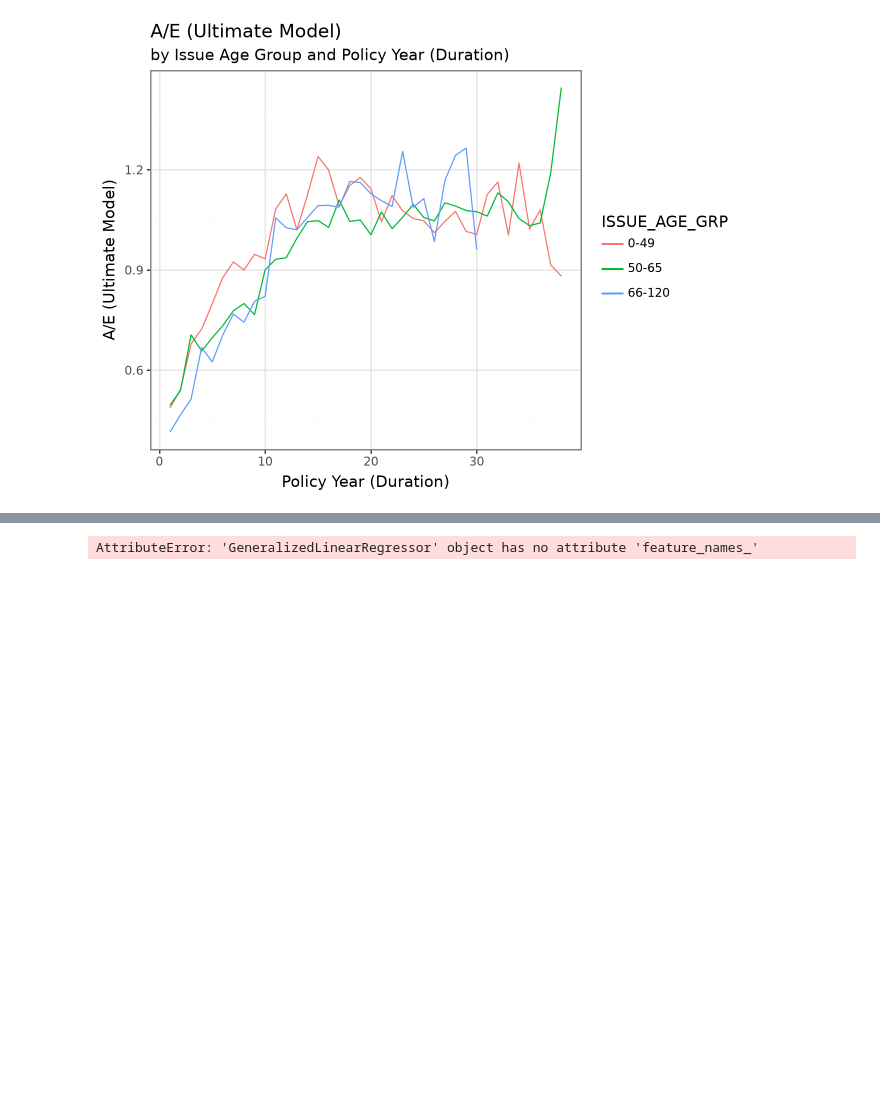
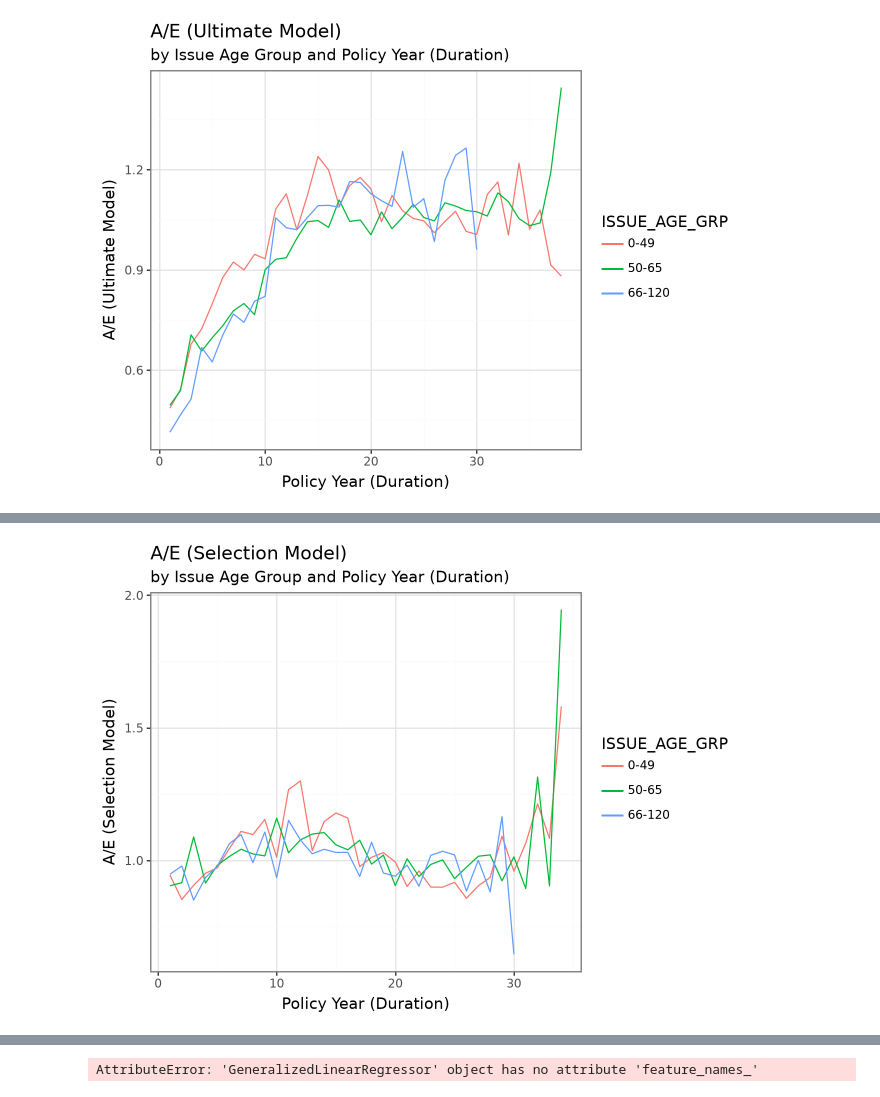
Before and after one commit to mma-fsa/data-examples, a Jupyter notebook: src/analysis/2_seriatim_data_glm.ipynb, the cells around one changed output, grey strips where cells are left out. Cells and saved outputs as stored; diff of their text form; code cells hidden in the pictures; blank space fills up the shorter version.

```diff
--- a/src/analysis/2_seriatim_data_glm.ipynb
+++ b/src/analysis/2_seriatim_data_glm.ipynb
@@ -791,0 +795,21 @@ Name: coef, dtype: float64
+# %%
+df_train["EXPECTED_COUNT_SEL"] = glmnet_sel_only.predict(X_mat_sel_factor_solve, offset=offset_sel_only)
+
+df_plot = (
+    df_train
+    .groupby(["DURATION", "ISSUE_AGE_GRP"])
+    .agg({"EXPECTED_COUNT_SEL": "sum", "CLAIM_COUNT": "sum"})
+    .reset_index()
+    .assign(AE_SEL = lambda x: x["CLAIM_COUNT"] / x["EXPECTED_COUNT_SEL"])
+)
+
+(
+    p9.ggplot(df_plot, p9.aes(x="DURATION", y="AE_SEL", color="ISSUE_AGE_GRP")) +
+    p9.geom_line() +
+    p9.theme_bw() +
+    p9.ylab("A/E (Selection Model)") +
+    p9.xlab("Policy Year (Duration)") +
+    p9.ggtitle("A/E (Selection Model)", "by Issue Age Group and Policy Year (Duration)")
+)
+# %% [output]
+[figure, added]
```
Also changed, not shown: parts of 20 cells of this notebook.
